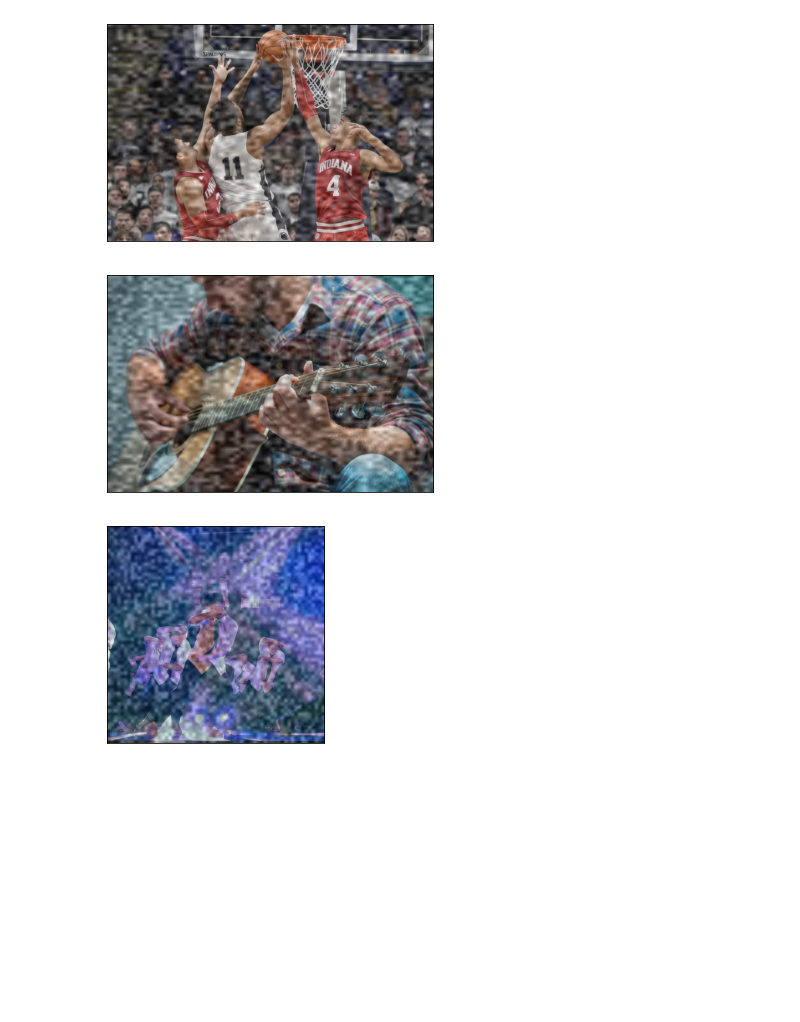
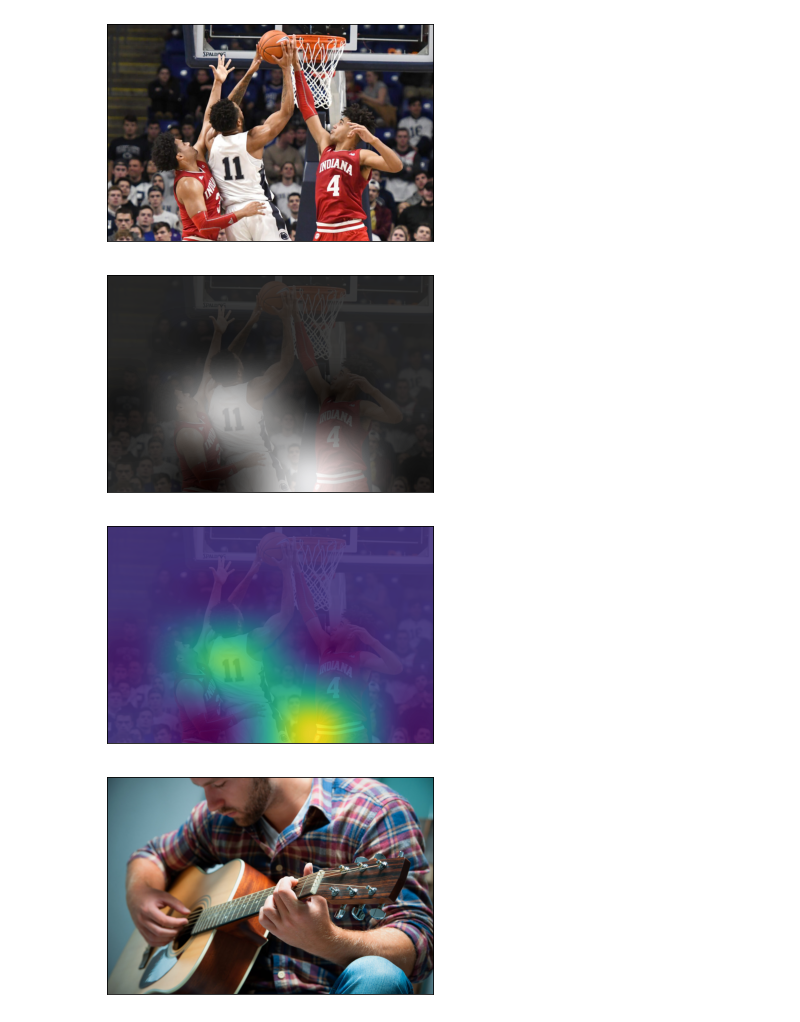
Before and after one commit to tsujuifu/ipython_visualize-attention-map, a Jupyter notebook: draw_attention-map.ipynb, the cells around one changed output. Drawn from its saved outputs; the diff is of its cells as text; code cells hidden in the pictures; blank space fills up the shorter version.

```diff
--- a/draw_attention-map.ipynb
+++ b/draw_attention-map.ipynb
@@ -7,24 +11,38 @@ import cv2
 # %%
-def softmax(arr):
-    out = np.exp(arr)/np.exp(arr).sum()
-    return out
-
 for i in range(3):
     img = plt.imread('imgs/%d.jpg'%(i))
 
-    attn = np.random.rand(64, 64)
+    attn = np.zeros((4, 4))
+    for _ in range(2):
+        attn[np.random.randint(4)][np.random.randint(4)] = np.random.rand()+0.5
+
     attn = softmax(attn)
-
-    attn = cv2.resize(attn, dsize=(img.shape[1], img.shape[0]))
+    attn = cv2.resize(attn, dsize=(img.shape[1], img.shape[0]), interpolation=cv2.INTER_CUBIC)
 
     plt.figure()
     plt.xticks([])
     plt.yticks([])
     plt.imshow(img)
-    plt.imshow(attn, cmap='gray', alpha=0.4)
     plt.show()
     plt.close()
+
+    plt.figure()
+    plt.xticks([])
+    plt.yticks([])
+    plt.imshow(img)
+    plt.imshow(attn, cmap='gray', alpha=0.9)
+    plt.show()
+    plt.close()
+
+    plt.figure()
+    plt.xticks([])
+    plt.yticks([])
+    plt.imshow(img)
+    plt.imshow(attn, alpha=0.9)
+    plt.show()
+    plt.close()
 # %% [output]
-[figure, old version]
+[figure, new version]
-[figure, old version]
+[figure, new version]
-[figure, old version]
+[figure, new version]
+[figure, added]
```
Also changed, not shown: parts of 2 cells of this notebook, 1 other file.
